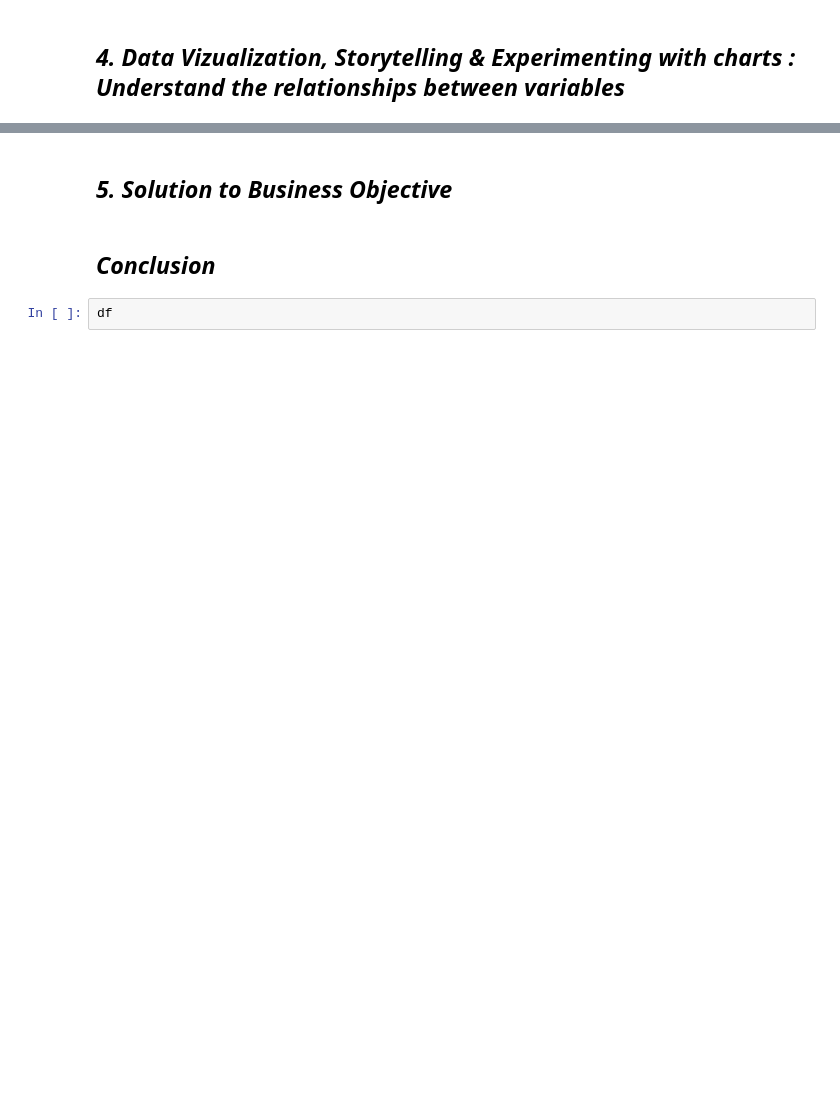
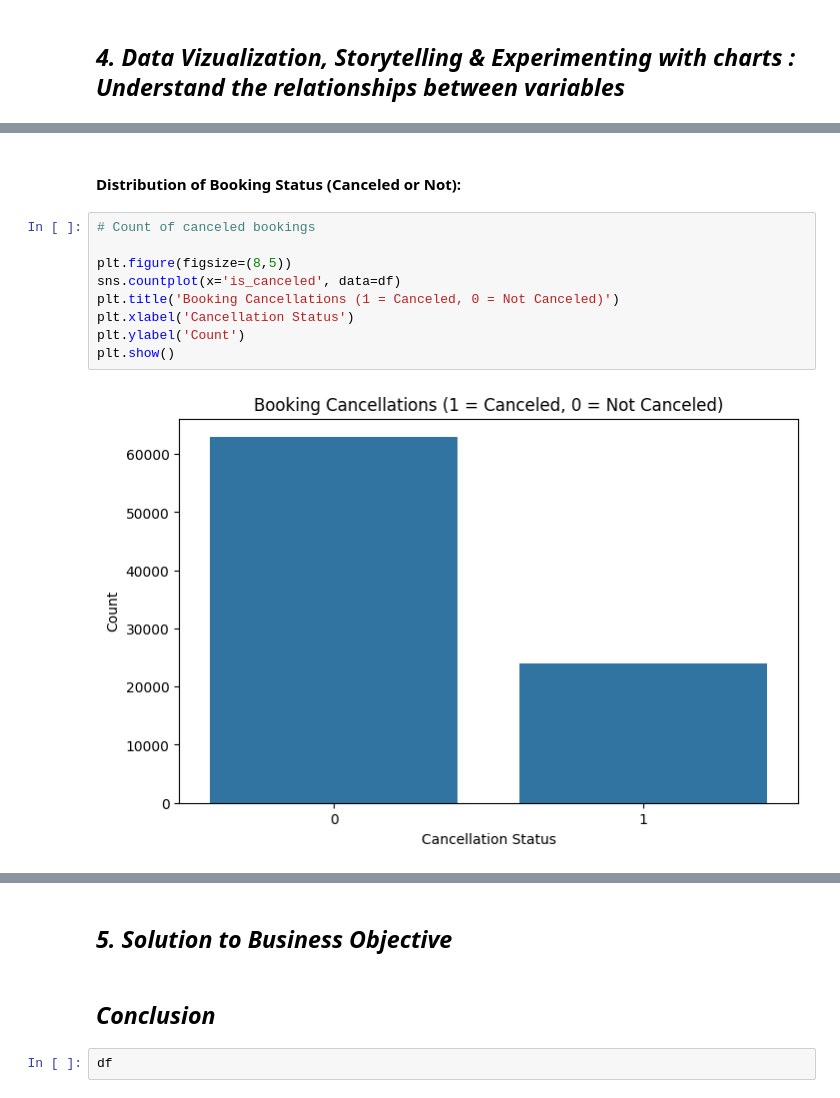
Before and after one commit to kaushdotin/Project_Root, a Jupyter notebook: Notebooks/Booking.com - Hotel Booking Analysis.ipynb, the cells around one changed output, grey strips where cells are left out. Drawn from its saved outputs; the diff is of its cells as text; blank space fills up the shorter version.

Commit message:
Data Visualization - completed

```diff
--- a/Notebooks/Booking.com - Hotel Booking Analysis.ipynb
+++ b/Notebooks/Booking.com - Hotel Booking Analysis.ipynb
@@ -240,0 +274,13 @@ Verify the shape of dataset after data wran
+# %% [markdown]
+#### Distribution of Booking Status (Canceled or Not):
+# %%
+# Count of canceled bookings
+
+plt.figure(figsize=(8,5))
+sns.countplot(x='is_canceled', data=df)
+plt.title('Booking Cancellations (1 = Canceled, 0 = Not Canceled)')
+plt.xlabel('Cancellation Status')
+plt.ylabel('Count')
+plt.show()
+# %% [output]
+[figure, added]
```
Also changed, not shown: parts of 22 cells of this notebook.
